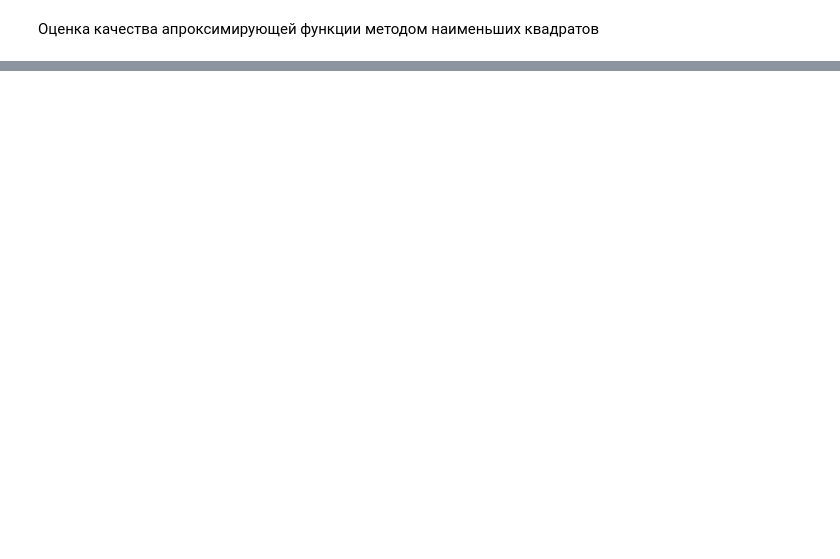
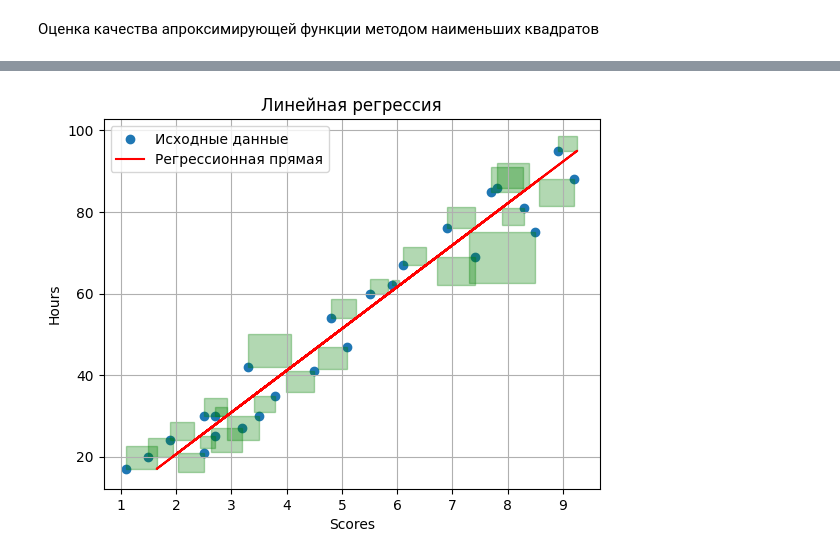
Before and after one commit to JamesBorned/learning-machine-learning, a Jupyter notebook: linear_regression.ipynb, the cells around one changed output, grey strips where cells are left out. Drawn from its saved outputs; the diff is of its cells as text; code cells hidden in the pictures; blank space fills up the shorter version.

```diff
--- a/linear_regression.ipynb
+++ b/linear_regression.ipynb
@@ -103,0 +133,28 @@ def least_squares_method(x, y):
+# %%
+# Построение графика
+plt.scatter(y, x, label='Исходные данные')
+plt.plot(f(x, intersept, slope), x,  color='red', label='Регрессионная прямая')
+plt.title('Линейная регрессия')
+if (user_input == 'H'):
+  plt.xlabel('Scores')  # Подпись оси X
+  plt.ylabel('Hours')
+  divider = data['Scores'].max()/data['Hours'].max()
+else:
+  plt.xlabel('Hours')  # Подпись оси X
+  plt.ylabel('Scores')
+  divider = data['Hours'].max()/data['Scores'].max()
+
+# Добавляем квадраты ошибок как квадраты на графике
+for i in range(len(x)):
+    if f(x[i], intersept, slope) > y[i]:# Точки над линией
+            rect = plt.Rectangle((f(x[i], intersept, slope), x[i]), y[i] - f(x[i], intersept, slope), (f(x[i], intersept, slope)-y[i])*divider, color='green', alpha=0.3)
+    else:# Точки под линией
+            rect = plt.Rectangle((f(x[i], intersept, slope),  x[i]), y[i] - f(x[i], intersept, slope), (f(x[i], intersept, slope)-y[i])*divider, color='green', alpha=0.3)
+
+    plt.gca().add_patch(rect)
+
+plt.legend()
+plt.grid(True)
+plt.show()
+# %% [output]
+[figure, added]
```
Also changed, not shown: parts of 9 cells of this notebook.
